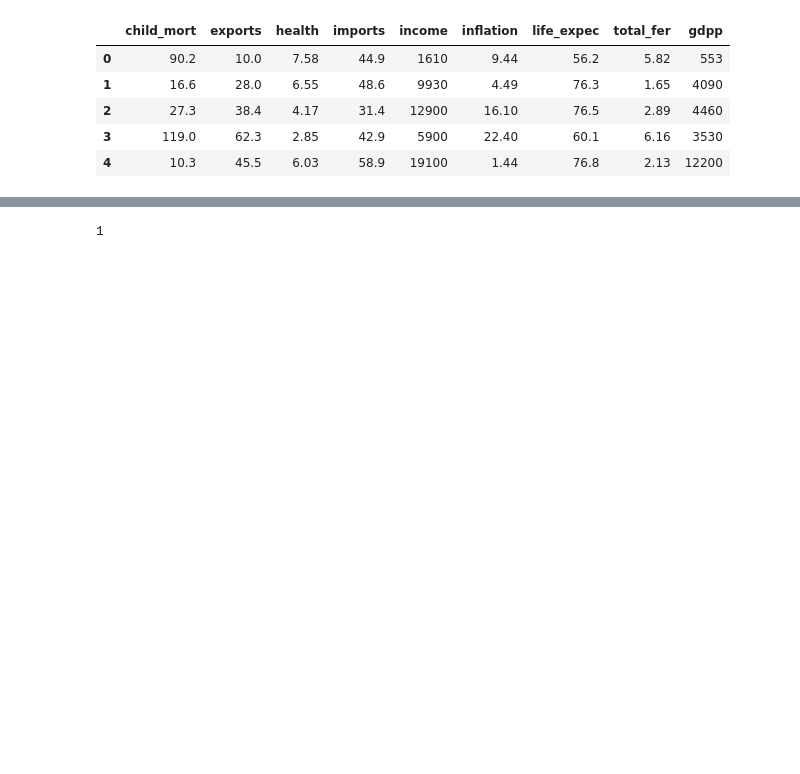
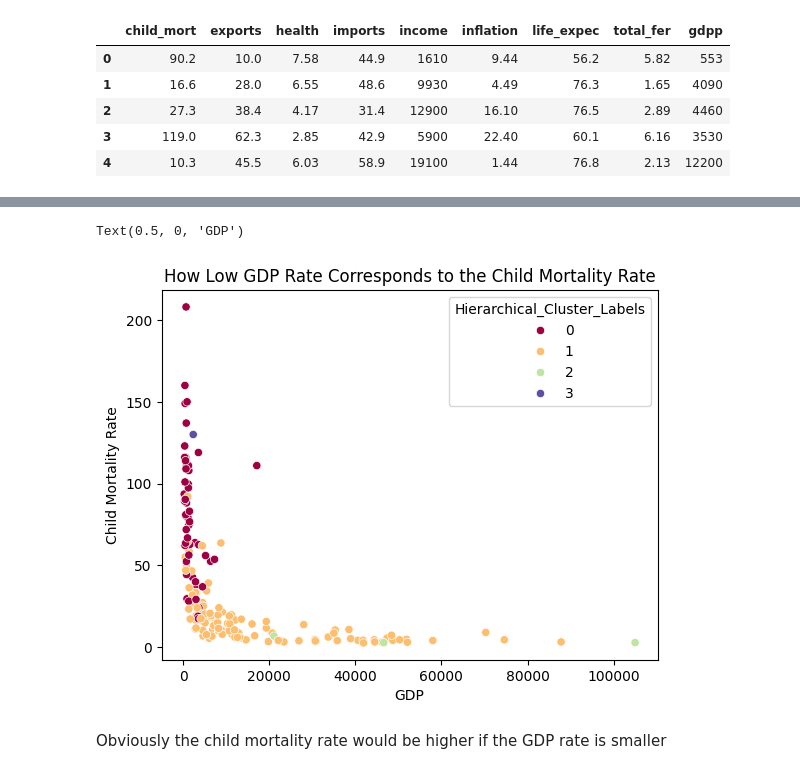
Before and after one commit to ekefan/ml_projects_for_edureka_internship, a Jupyter notebook: prb_state1ass5.ipynb, the cells around one changed output, grey strips where cells are left out. Saved outputs shown, nothing was run; the diff lists cells and outputs as text; code cells hidden in the pictures; blank space fills up the shorter version.

```diff
--- a/prb_state1ass5.ipynb
+++ b/prb_state1ass5.ipynb
@@ -117,2 +105,4 @@ plt.legend().set_title("Hierachical_Cluster_labels");
 # %%
+final_df = pd.concat([pca_df, country_df[['country', 'gdpp', 'child_mort']]], axis=1)
+final_df
 # %% [output]
@@ -123,3 +126,12 @@ plt.legend().set_title("Hierachical_Cluster_labels");
 # %%
+# sns.scatterplot(x='PC1', y='PC2', hue='Hierarchical_Cluster_Labels', data=final_df)
+sns.scatterplot(x='gdpp', y='child_mort', hue='Hierarchical_Cluster_Labels', data=final_df, palette='Spectral')
+plt.title('How Low GDP Rate Corresponds to the Child Mortality Rate');
+# plt.legend().set_title("Hierachical_Cluster_labels");
+plt.ylabel("Child Mortality Rate")
+plt.xlabel("GDP")
 # %% [output]
-1
+Text(0.5, 0, 'GDP')
+[figure, added]
+# %% [markdown]
+Obviously the child mortality rate would be higher if the GDP rate is smaller
```
Also changed, not shown: parts of 4 cells of this notebook.
